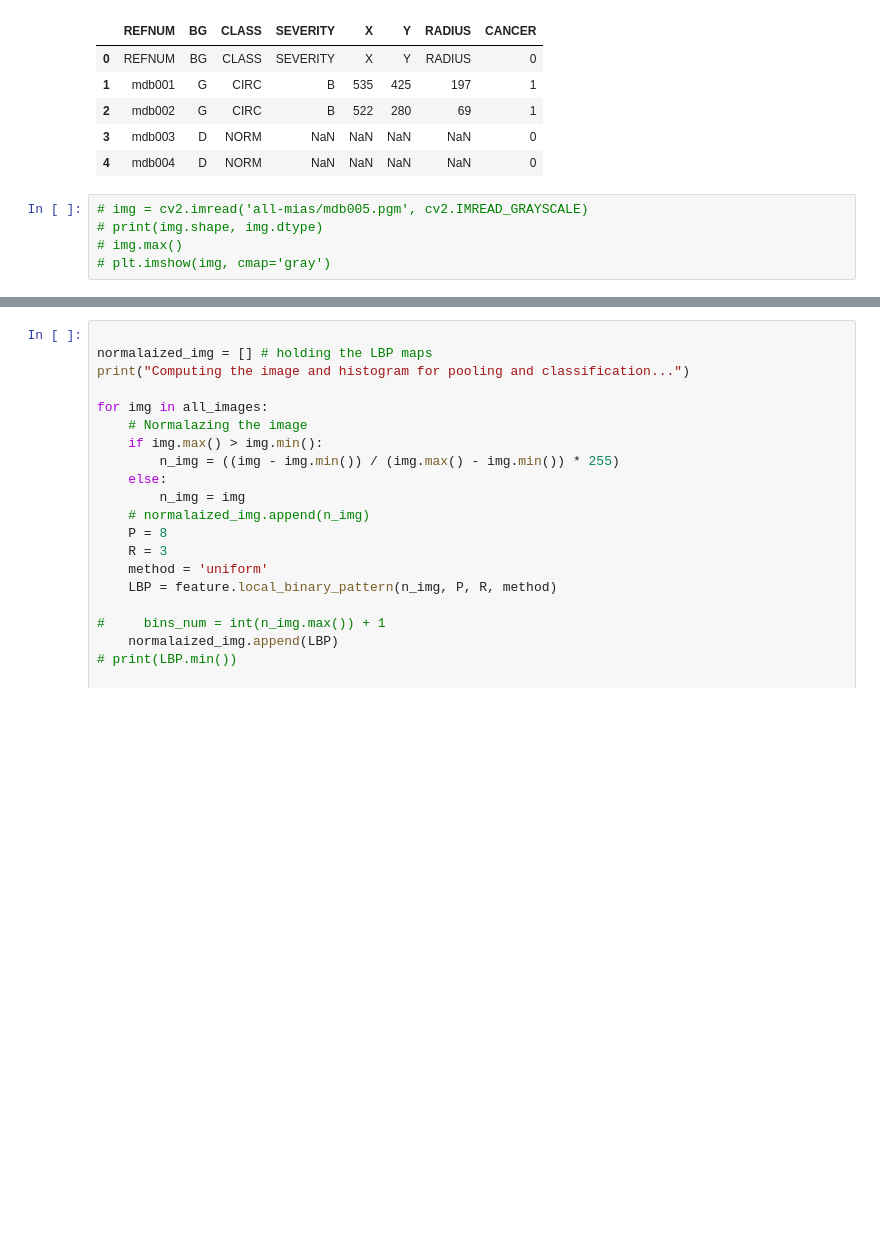
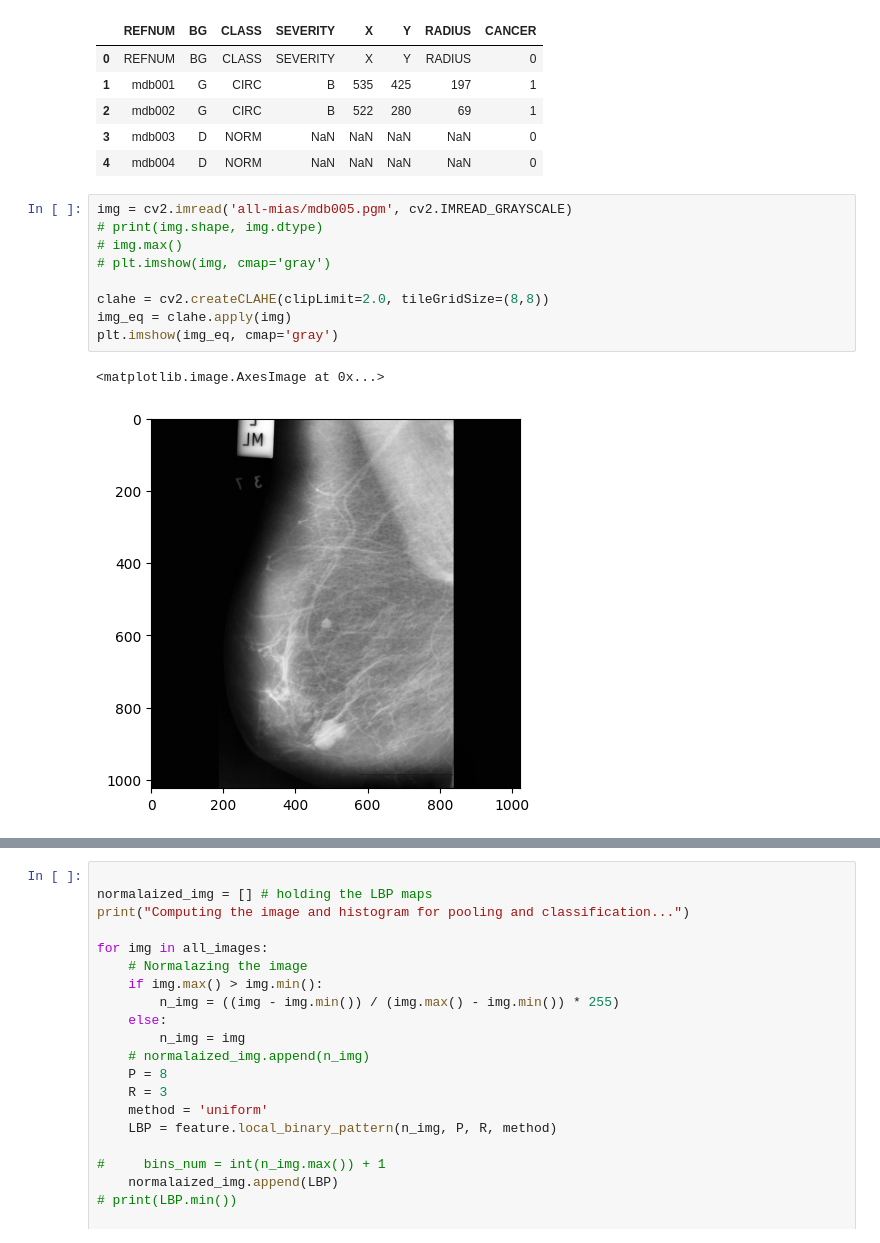
Before and after one commit to Ali-Alian/BCD, a Jupyter notebook: LBP.ipynb, the cells around one changed output, grey strips where cells are left out. Drawn from its saved outputs; the diff is of its cells as text; blank space fills up the shorter version.

```diff
--- a/LBP.ipynb
+++ b/LBP.ipynb
@@ -69,7 +75,14 @@ Labels list 324
 | 3 | mdb003 | D | NORM | NaN | NaN | NaN | NaN | 0 |
 | 4 | mdb004 | D | NORM | NaN | NaN | NaN | NaN | 0 |
 # %%
-# img = cv2.imread('all-mias/mdb005.pgm', cv2.IMREAD_GRAYSCALE)
+img = cv2.imread('all-mias/mdb005.pgm', cv2.IMREAD_GRAYSCALE)
 # print(img.shape, img.dtype)
 # img.max()
 # plt.imshow(img, cmap='gray')
+
+clahe = cv2.createCLAHE(clipLimit=2.0, tileGridSize=(8,8))
+img_eq = clahe.apply(img)
+plt.imshow(img_eq, cmap='gray')
+# %% [output]
+<matplotlib.image.AxesImage at 0x...>
+[figure, added]
```
Also changed, not shown: parts of 3 cells of this notebook.
